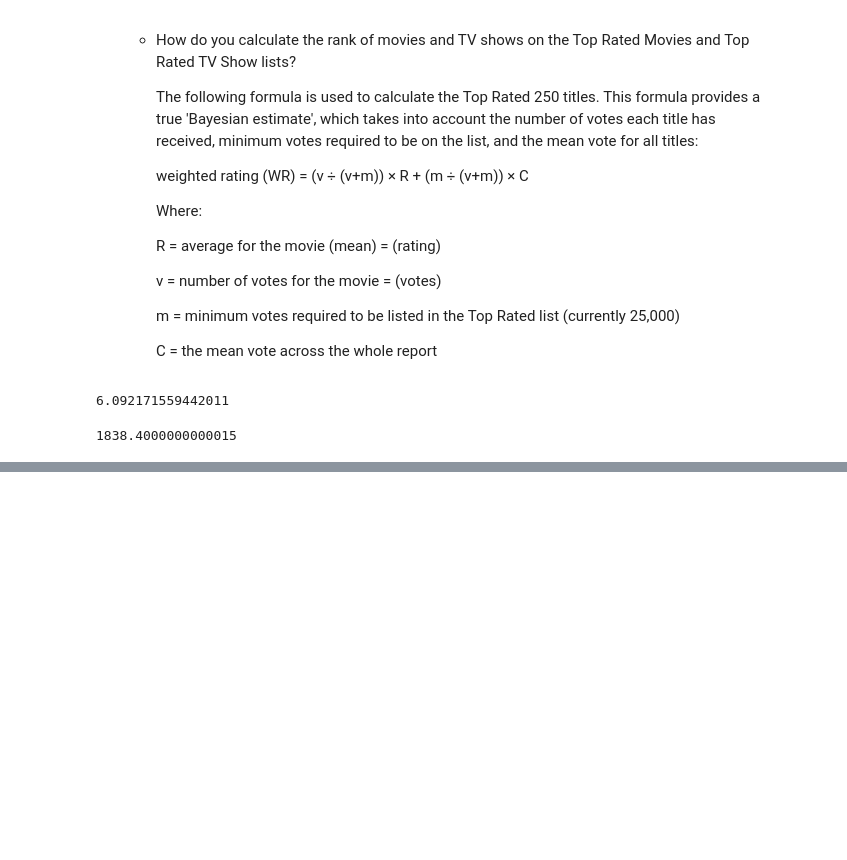
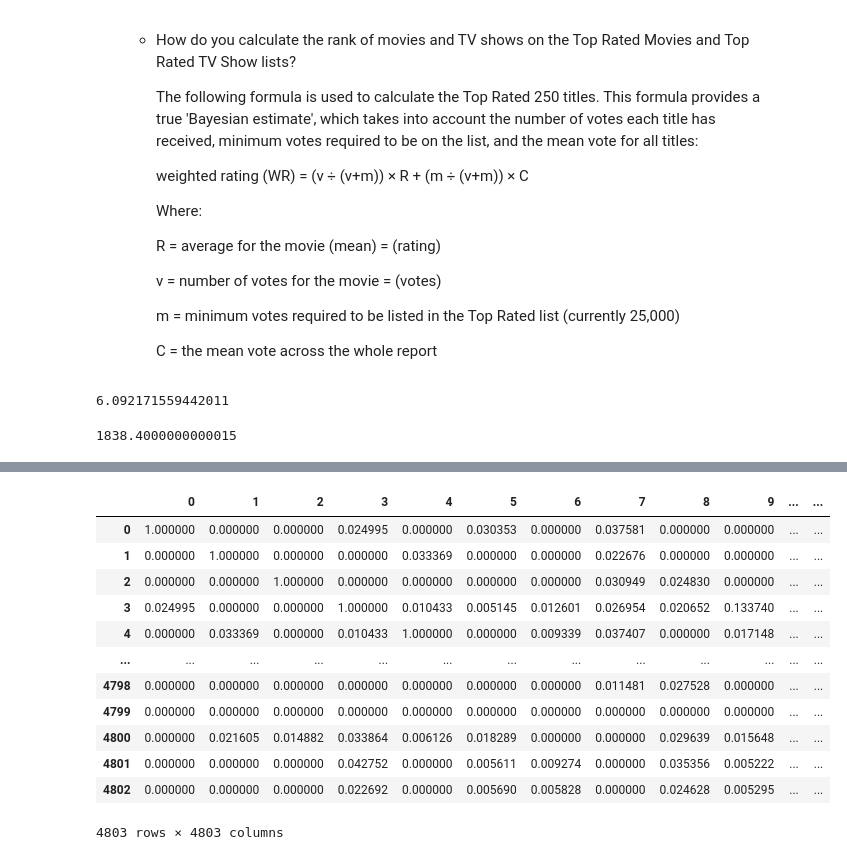
Before and after one commit to pksvv/MLreco, a Jupyter notebook: Recommendation Engine.ipynb, the cells around one changed output, grey strips where cells are left out. Drawn from its saved outputs; the diff is of its cells as text; code cells hidden in the pictures; blank space fills up the shorter version.

```diff
--- a/Recommendation Engine.ipynb
+++ b/Recommendation Engine.ipynb
@@ -135,0 +199,4 @@ m
+# %%
+df1.columns = ['id', 'title', 'cast', 'crew']
+
+df = df2.merge(df1,on='id')
@@ -135,0 +238,8 @@ m
+# %%
+from sklearn.feature_extraction.text import TfidfVectorizer
+
+tfidf = TfidfVectorizer(stop_words='english')
+
+df['overview'] = df['overview'].fillna('')
+
+tfidfmatrix = tfidf.fit_transform(df['overview'])
@@ -135,0 +263,21 @@ m
+# %%
+from sklearn.metrics.pairwise import linear_kernel, cosine_similarity
+
+cosinesim = linear_kernel(tfidfmatrix,tfidfmatrix)
+# %%
+dfsim = pd.DataFrame(cosinesim)
+dfsim
+# %% [output]
+|  | 0 | 1 | 2 | 3 | 4 | 5 | 6 | 7 | 8 | 9 | ... | ... |
+| 0 | 1.000000 | 0.000000 | 0.000000 | 0.024995 | 0.000000 | 0.030353 | 0.000000 | 0.037581 | 0.000000 | 0.000000 | ... | ... |
+| 1 | 0.000000 | 1.000000 | 0.000000 | 0.000000 | 0.033369 | 0.000000 | 0.000000 | 0.022676 | 0.000000 | 0.000000 | ... | ... |
+| 2 | 0.000000 | 0.000000 | 1.000000 | 0.000000 | 0.000000 | 0.000000 | 0.000000 | 0.030949 | 0.024830 | 0.000000 | ... | ... |
+| 3 | 0.024995 | 0.000000 | 0.000000 | 1.000000 | 0.010433 | 0.005145 | 0.012601 | 0.026954 | 0.020652 | 0.133740 | ... | ... |
+| 4 | 0.000000 | 0.033369 | 0.000000 | 0.010433 | 1.000000 | 0.000000 | 0.009339 | 0.037407 | 0.000000 | 0.017148 | ... | ... |
+| ... | ... | ... | ... | ... | ... | ... | ... | ... | ... | ... | ... | ... |
+| 4798 | 0.000000 | 0.000000 | 0.000000 | 0.000000 | 0.000000 | 0.000000 | 0.000000 | 0.011481 | 0.027528 | 0.000000 | ... | ... |
+| 4799 | 0.000000 | 0.000000 | 0.000000 | 0.000000 | 0.000000 | 0.000000 | 0.000000 | 0.000000 | 0.000000 | 0.000000 | ... | ... |
+| 4800 | 0.000000 | 0.021605 | 0.014882 | 0.033864 | 0.006126 | 0.018289 | 0.000000 | 0.000000 | 0.029639 | 0.015648 | ... | ... |
+| 4801 | 0.000000 | 0.000000 | 0.000000 | 0.042752 | 0.000000 | 0.005611 | 0.009274 | 0.000000 | 0.035356 | 0.005222 | ... | ... |
+| 4802 | 0.000000 | 0.000000 | 0.000000 | 0.022692 | 0.000000 | 0.005690 | 0.005828 | 0.000000 | 0.024628 | 0.005295 | ... | ... |
+4803 rows × 4803 columns
```
Also changed, not shown: parts of 23 cells of this notebook.
